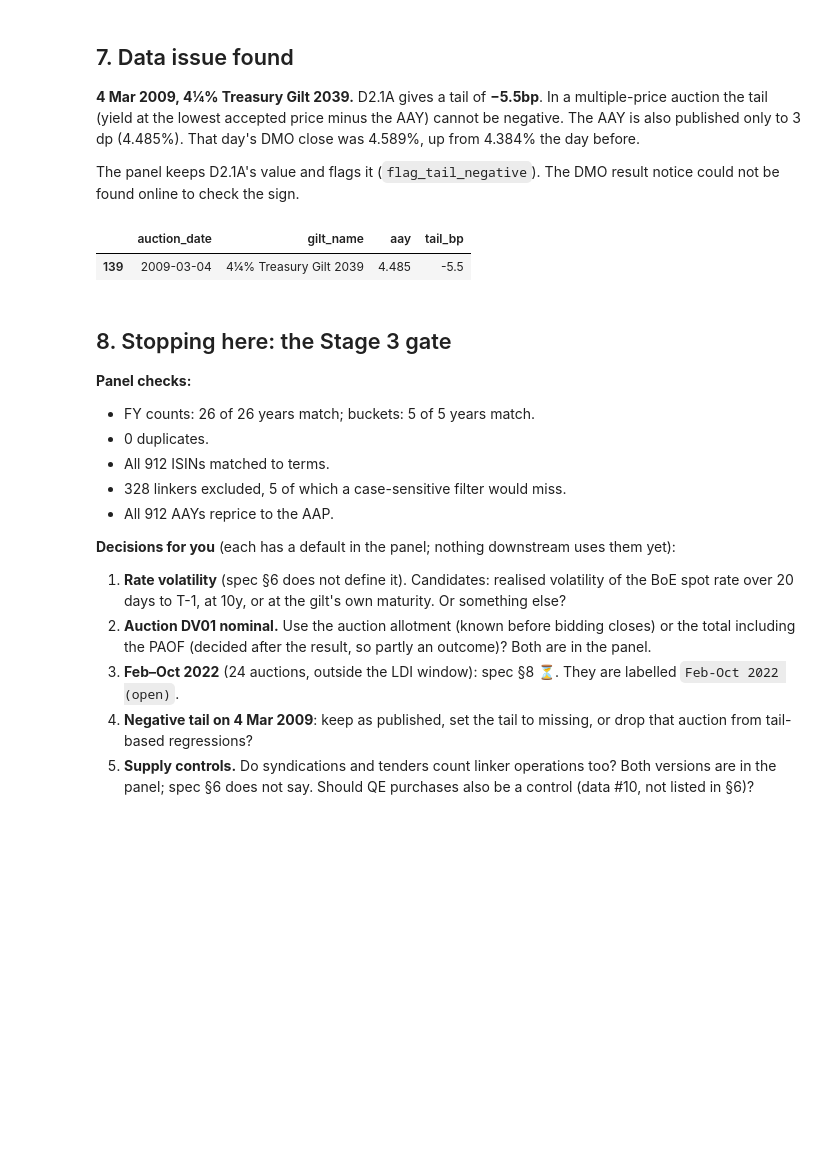
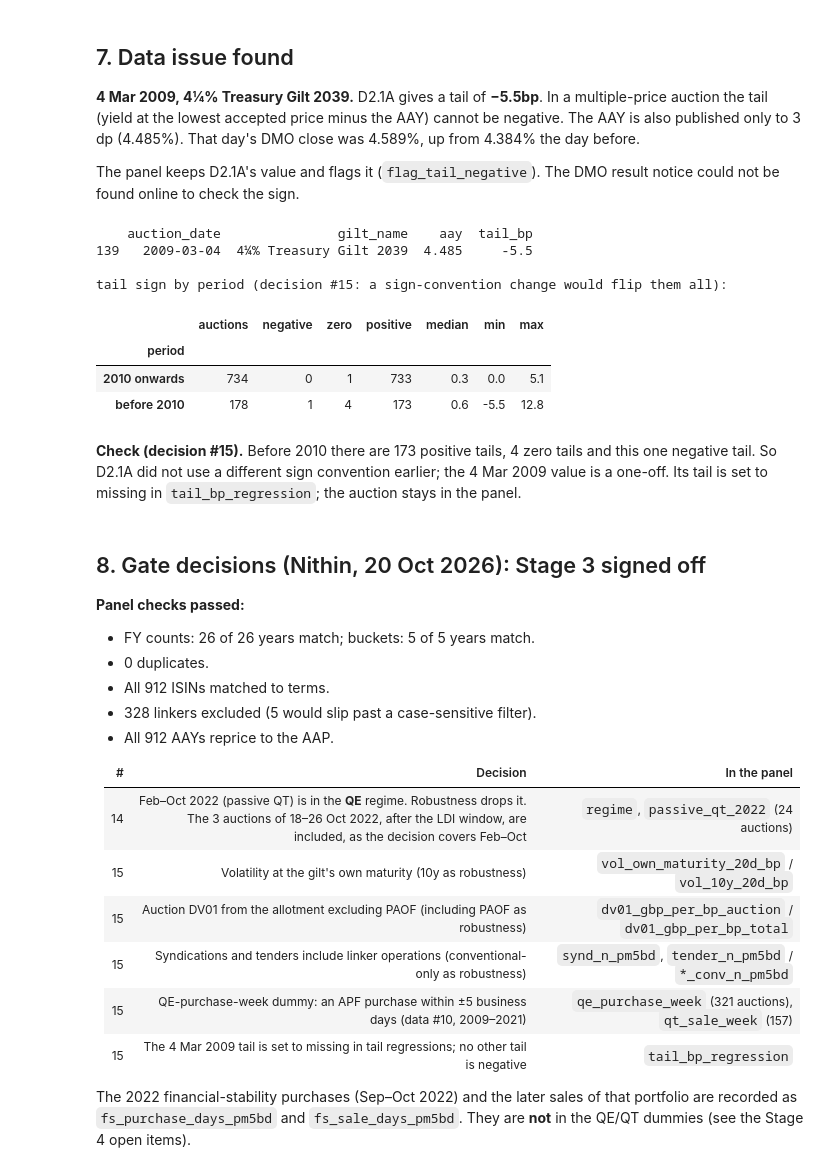
Before and after one commit to nithinpremkumar1999/gilt-auction-concession, a Jupyter notebook: notebooks/03_auction_panel.ipynb, the cells around one changed output. Drawn from its saved outputs; the diff is of its cells as text; code cells hidden in the pictures; blank space fills up the shorter version.

Commit message:
Stage 4: complete

```diff
--- a/notebooks/03_auction_panel.ipynb
+++ b/notebooks/03_auction_panel.ipynb
@@ -403,24 +408,38 @@ correlation of the two volatility candidates: 0.896
 **4 Mar 2009, 4¼% Treasury Gilt 2039.** D2.1A gives a tail of **−5.5bp**. In a multiple-price auction the tail (yield at the lowest accepted price minus the AAY) cannot be negative. The AAY is also published only to 3 dp (4.485%). That day's DMO close was 4.589%, up from 4.384% the day before.
 
 The panel keeps D2.1A's value and flags it (`flag_tail_negative`). The DMO result notice could not be found online to check the sign.
-# %%
-C["tail_negative"]
-# %% [output]
-|  | auction_date | gilt_name | aay | tail_bp |
-| 139 | 2009-03-04 | 4¼% Treasury Gilt 2039 | 4.485 | -5.5 |
-# %% [markdown]
-## 8. Stopping here: the Stage 3 gate
-
-**Panel checks:**
-- FY counts: 26 of 26 years match; buckets: 5 of 5 years match.
-- 0 duplicates.
-- All 912 ISINs matched to terms.
-- 328 linkers excluded, 5 of which a case-sensitive filter would miss.
-- All 912 AAYs reprice to the AAP.
-
-**Decisions for you** (each has a default in the panel; nothing downstream uses them yet):
-1. **Rate volatility** (spec §6 does not define it). Candidates: realised volatility of the BoE spot rate over 20 days to T-1, at 10y, or at the gilt's own maturity. Or something else?
-2. **Auction DV01 nominal.** Use the auction allotment (known before bidding closes) or the total including the PAOF (decided after the result, so partly an outcome)? Both are in the panel.
-3. **Feb–Oct 2022** (24 auctions, outside the LDI window): spec §8 ⏳. They are labelled `Feb-Oct 2022 (open)`.
-4. **Negative tail on 4 Mar 2009**: keep as published, set the tail to missing, or drop that auction from tail-based regressions?
-5. **Supply controls.** Do syndications and tenders count linker operations too? Both versions are in the panel; spec §6 does not say. Should QE purchases also be a control (data #10, not listed in §6)?
+# %%
+print(C["tail_negative"].to_string())
+print("\ntail sign by period (decision #15: a sign-convention change would flip them all):")
+C["tail_sign_by_period"]
+# %% [output]
+    auction_date               gilt_name    aay  tail_bp
+139   2009-03-04  4¼% Treasury Gilt 2039  4.485     -5.5
+
+tail sign by period (decision #15: a sign-convention change would flip them all):
+|  | auctions | negative | zero | positive | median | min | max |
+| period |  |  |  |  |  |  |  |
+| 2010 onwards | 734 | 0 | 1 | 733 | 0.3 | 0.0 | 5.1 |
+| before 2010 | 178 | 1 | 4 | 173 | 0.6 | -5.5 | 12.8 |
+# %% [markdown]
+**Check (decision #15).** Before 2010 there are 173 positive tails, 4 zero tails and this one negative tail. So D2.1A did not use a different sign convention earlier; the 4 Mar 2009 value is a one-off. Its tail is set to missing in `tail_bp_regression`; the auction stays in the panel.
+# %% [markdown]
+## 8. Gate decisions (Nithin, 20 Oct 2026): Stage 3 signed off
+
+**Panel checks passed:**
+- FY counts: 26 of 26 years match; buckets: 5 of 5 years match.
+- 0 duplicates.
+- All 912 ISINs matched to terms.
+- 328 linkers excluded (5 would slip past a case-sensitive filter).
+- All 912 AAYs reprice to the AAP.
+
+| # | Decision | In the panel |
+|---|---|---|
+| 14 | Feb–Oct 2022 (passive QT) is in the **QE** regime. Robustness drops it. The 3 auctions of 18–26 Oct 2022, after the LDI window, are included, as the decision covers Feb–Oct | `regime`, `passive_qt_2022` (24 auctions) |
+| 15 | Volatility at the gilt's own maturity (10y as robustness) | `vol_own_maturity_20d_bp` / `vol_10y_20d_bp` |
+| 15 | Auction DV01 from the allotment excluding PAOF (including PAOF as robustness) | `dv01_gbp_per_bp_auction` / `dv01_gbp_per_bp_total` |
+| 15 | Syndications and tenders include linker operations (conventional-only as robustness) | `synd_n_pm5bd`, `tender_n_pm5bd` / `*_conv_n_pm5bd` |
+| 15 | QE-purchase-week dummy: an APF purchase within ±5 business days (data #10, 2009–2021) | `qe_purchase_week` (321 auctions), `qt_sale_week` (157) |
+| 15 | The 4 Mar 2009 tail is set to missing in tail regressions; no other tail is negative | `tail_bp_regression` |
+
+The 2022 financial-stability purchases (Sep–Oct 2022) and the later sales of that portfolio are recorded as `fs_purchase_days_pm5bd` and `fs_sale_days_pm5bd`. They are **not** in the QE/QT dummies (see the Stage 4 open items).
```
Also changed, not shown: parts of 4 cells of this notebook, 28 other files.
